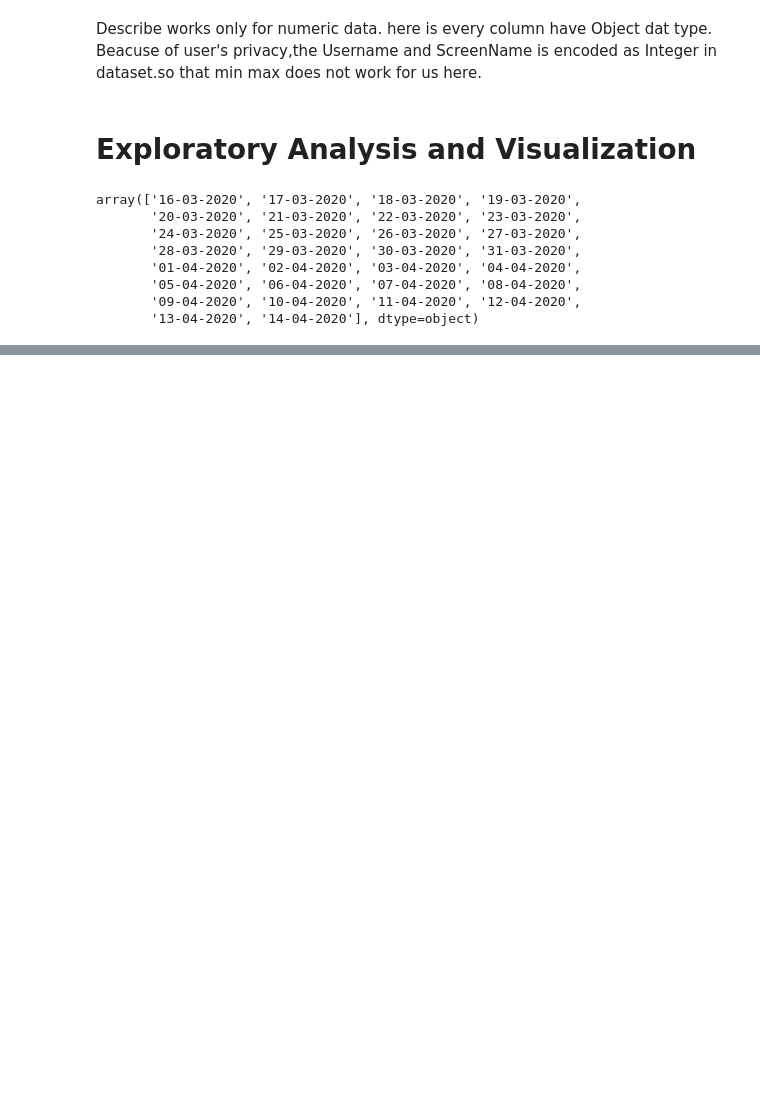
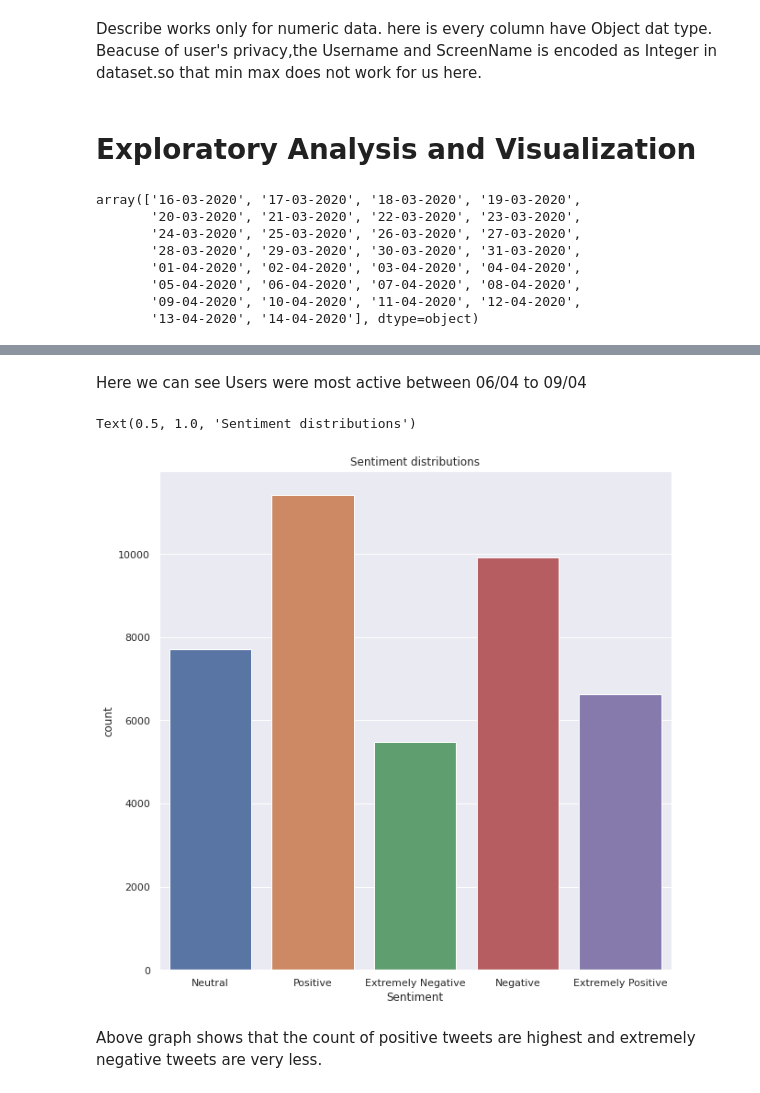
Before and after one commit to Ratnakar2022/Predicting-sentiment-of-COVID-19-tweets, a Jupyter notebook: Coronavirus_Tweet_Sentiment_Analysis_Capstone_Project.ipynb, the cells around one changed output, grey strips where cells are left out. Saved outputs shown, nothing was run; the diff lists cells and outputs as text; code cells hidden in the pictures; blank space fills up the shorter version.

```diff
--- a/Coronavirus_Tweet_Sentiment_Analysis_Capstone_Project.ipynb
+++ b/Coronavirus_Tweet_Sentiment_Analysis_Capstone_Project.ipynb
@@ -196,0 +258,13 @@ Timestamp('2020-03-16 00:00:00')
+# %% [markdown]
+Here we can see Users were most active between 06/04 to 09/04
+# %%
+# Plotting different sentiment distributions
+
+plt.figure(figsize=(10,10))
+sns.countplot(x=df['Sentiment'])
+plt.title('Sentiment distributions')
+# %% [output]
+Text(0.5, 1.0, 'Sentiment distributions')
+[figure, added]
+# %% [markdown]
+Above graph shows that the count of positive tweets are highest and extremely negative tweets are very less.
```
Also changed, not shown: parts of 62 cells of this notebook.
